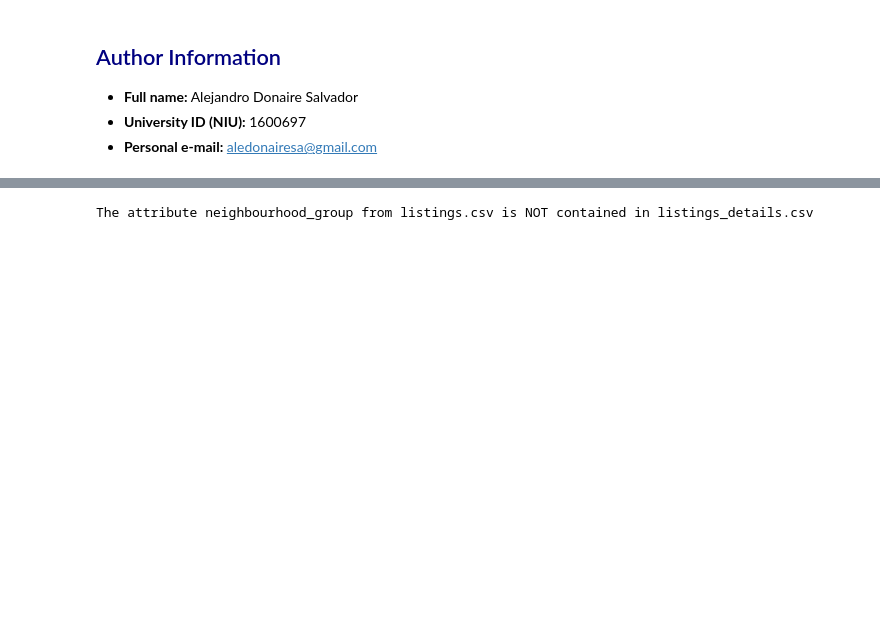
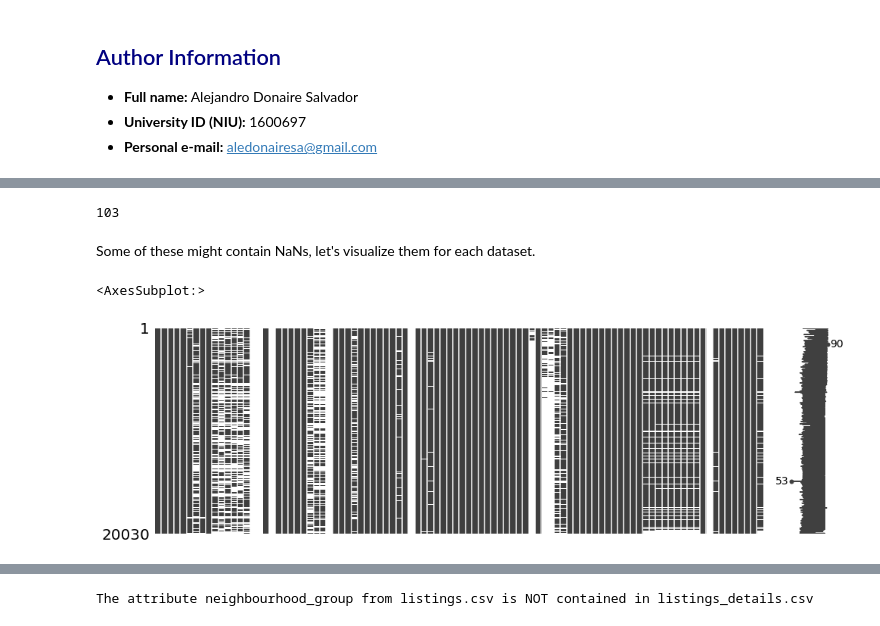
Before and after one commit to Aledonairesa/Kaggle-Dataset-Analysis, a Jupyter notebook: Kaggle Dataset Analysis - Airbnb Amsterdam.ipynb, the cells around one changed output, grey strips where cells are left out. Saved outputs shown, nothing was run; the diff lists cells and outputs as text; code cells hidden in the pictures; blank space fills up the shorter version.

```diff
--- a/Kaggle Dataset Analysis - Airbnb Amsterdam.ipynb
+++ b/Kaggle Dataset Analysis - Airbnb Amsterdam.ipynb
@@ -102,0 +149,15 @@ It has 365 records for each listing (advertisement). It specifies whether the li
+# %%
+# Counting the unique attributes
+len(set(list(listings_det_df.columns) +\
+        list(reviews_det_df.columns) +\
+        list(calendar_df.columns) +\
+        list(neigh_df)))
+# %% [output]
+103
+# %% [markdown]
+Some of these might contain NaNs, let's visualize them for each dataset.
+# %%
+msno.matrix(listings_det_df, figsize=(16, 5))
+# %% [output]
+<AxesSubplot:>
+[figure, added]
```
Also changed, not shown: parts of 20 cells of this notebook.
